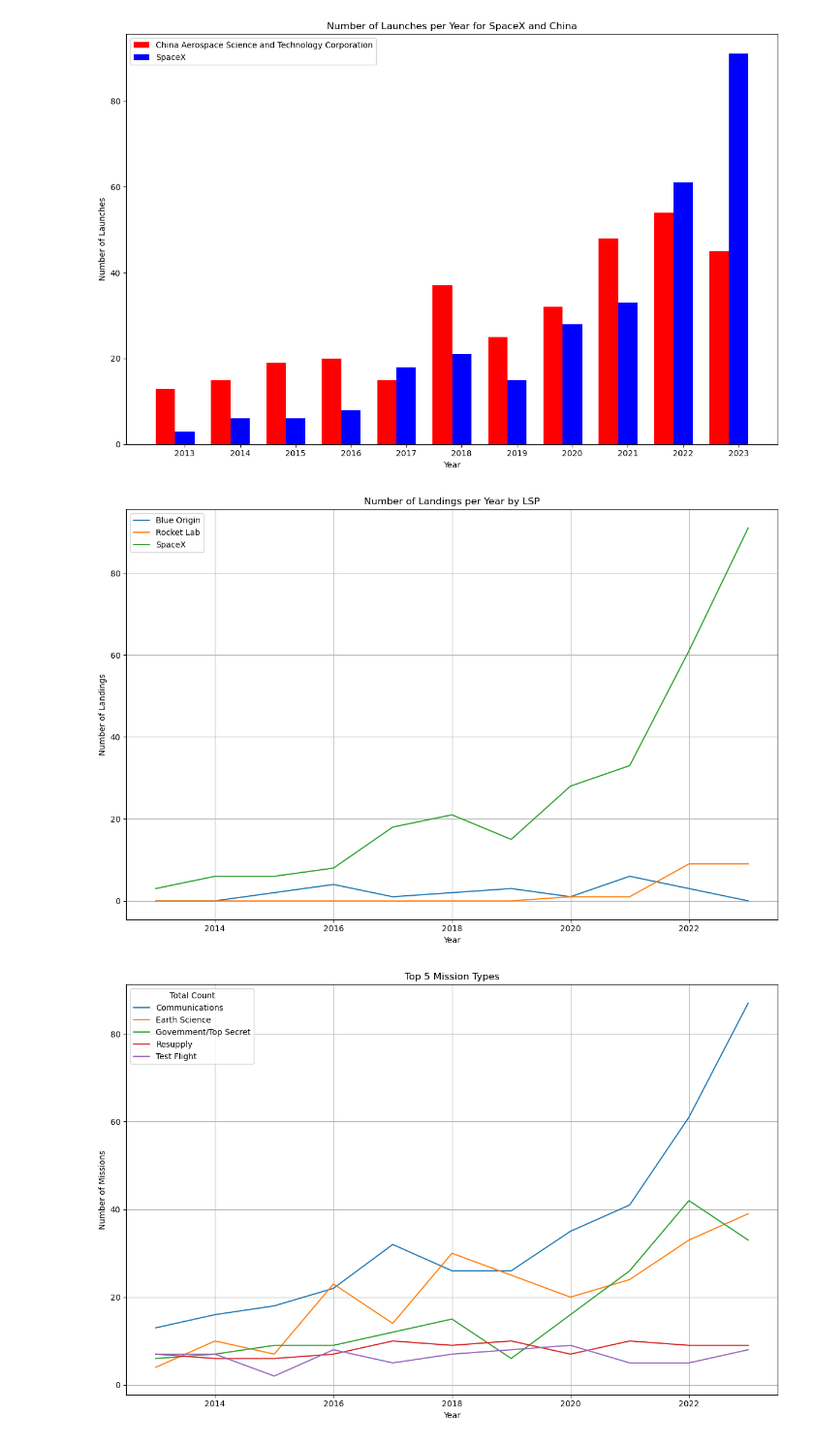
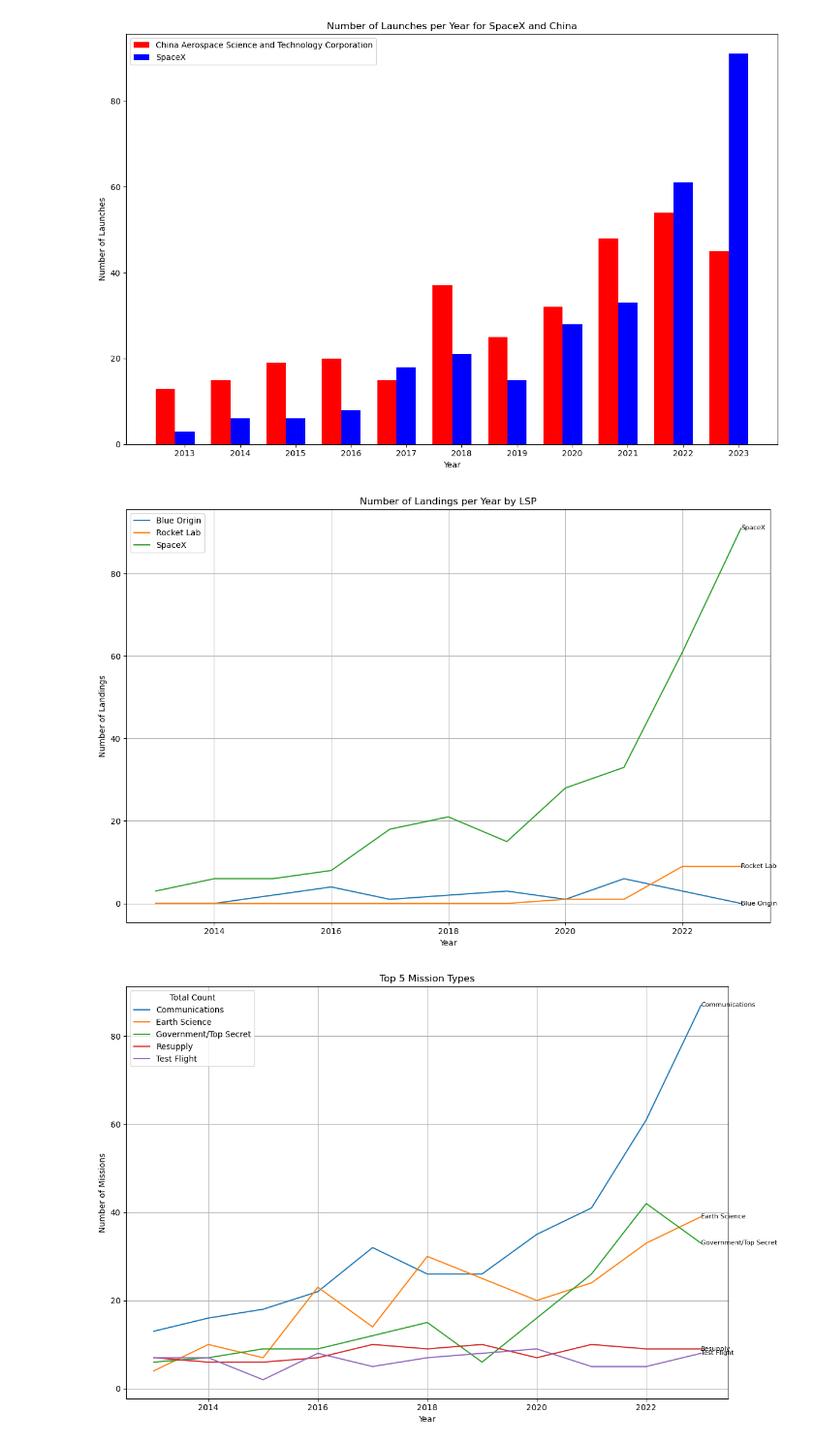
Before and after one commit to sfolkman4/Rocket-Launches, a Jupyter notebook: main.ipynb, the cells around one changed output. Shown at 97% size. Drawn from its saved outputs; the diff is of its cells as text; code cells hidden in the pictures.

Commit message:
New EDA Charts and updated script

```diff
--- a/main.ipynb
+++ b/main.ipynb
@@ -50,3 +92,13 @@ df['date'] = df['date'].dt.strftime('%Y-%m-%d %H:%M:%S')
+# %%
+desired_order = [
+    'name', 'date', 'lsp_name', 'lsp_type', 'orbit', 'location', 'pad_name', 'Latitude', 'Longitude',
+    'location_launch_attempt_count', 'pad_launch_attempt_count', 'agency_launch_attempt_count',
+    'location_launch_attempt_count_year', 'pad_launch_attempt_count_year',
+    'agency_launch_attempt_count_year'
+]
+
+# Replace df with your DataFrame variable name
+df = df[desired_order]
 # %%
 df
 # %% [output]
@@ -65,0 +118,17 @@ df
+# %%
+url = 'https://ll.thespacedevs.com/2.2.0/launch/previous/?status=3&year=2020,2021,2022,2023,2019,2018,2017,2016,2015,2014,2013&mode=list&limit=100'  # Replace with your API endpoint
+launch_data = []
+while url:
+    response = requests.get(url)
+    if response.status_code == 200:
+        data = response.json()
+        launch_data.extend(data['results'])
+        url = data['next']  # Update URL for next page
+    else:
+        print('Failed to fetch data')
+        break
+
+# Creating a DataFrame from all the retrieved launch data
+list_df = pd.DataFrame(launch_data)
+# %%
+rocket_df = df.merge(list_df[['landing', 'mission_type']], left_index=True, right_index=True)
@@ -68,3 +153,16 @@ df.to_csv('launch_data.csv', index=False)
+# %%
+import pandas as pd
+import seaborn as sns
+import matplotlib.pyplot as plt
+import numpy as np
+
+df = rocket_df
+
+# Convert 'date' column to datetime format
+df['date'] = pd.to_datetime(df['date'])
+
+# Extract year from the 'date' column
+df['year'] = df['date'].dt.year
 # %%
 df
 # %% [output]
@@ -166,11 +259,13 @@ landings_df = df[df['landing'].notnull()]
 # Group by year and lsp_name, counting the number of landings per year for each lsp_name
 landings_per_year_lsp = landings_df.groupby(['year', 'lsp_name']).size().unstack(fill_value=0)
 
-# Plotting the count of landings per year for each lsp_name
 plt.figure(figsize=(12, 8))
 
 for lsp_name in landings_per_year_lsp.columns:
     plt.plot(landings_per_year_lsp.index, landings_per_year_lsp[lsp_name], label=lsp_name)
+
+    # Adding labels at the end of each line
+    plt.text(landings_per_year_lsp.index[-1], landings_per_year_lsp[lsp_name].iloc[-1], lsp_name, fontsize=8, ha='left', va='center')
 
 plt.xlabel('Year')
 plt.ylabel('Number of Landings')
@@ -180,29 +275,32 @@ plt.grid(True)
 plt.tight_layout()
 plt.show()
 # %% [output]
-[figure, old version]
+[figure, new version]
 # %%
 # Group by year and mission_type, counting the number of missions per year for each mission_type
 missions_per_year_type = df.groupby(['year', 'mission_type']).size().unstack(fill_value=0)
 
 # Get the top 5 mission types by the total count across all years
 top_5_mission_types = missions_per_year_type.sum().nlargest(5).index.tolist()
 
 # Filter the DataFrame to include only the top 5 mission types
 missions_per_year_type_top5 = missions_per_year_type[top_5_mission_types]
 
 # Plotting the count of missions per year for each of the top 5 mission types
 plt.figure(figsize=(12, 8))
 
 for mission_type in missions_per_year_type_top5.columns:
     plt.plot(missions_per_year_type_top5.index, missions_per_year_type_top5[mission_type], label=mission_type)
 
+    # Adding labels next to each line
+    plt.text(missions_per_year_type_top5.index[-1], missions_per_year_type_top5[mission_type].iloc[-1], mission_type, fontsize=8, ha='left', va='center')
+
 plt.xlabel('Year')
 plt.ylabel('Number of Missions')
 plt.title('Top 5 Mission Types')
 plt.legend(title='Total Count')
 plt.grid(True)
 plt.tight_layout()
 plt.show()
 # %% [output]
-[figure, old version]
+[figure, new version]
```
Also changed, not shown: parts of 15 cells of this notebook, 1 other file.
